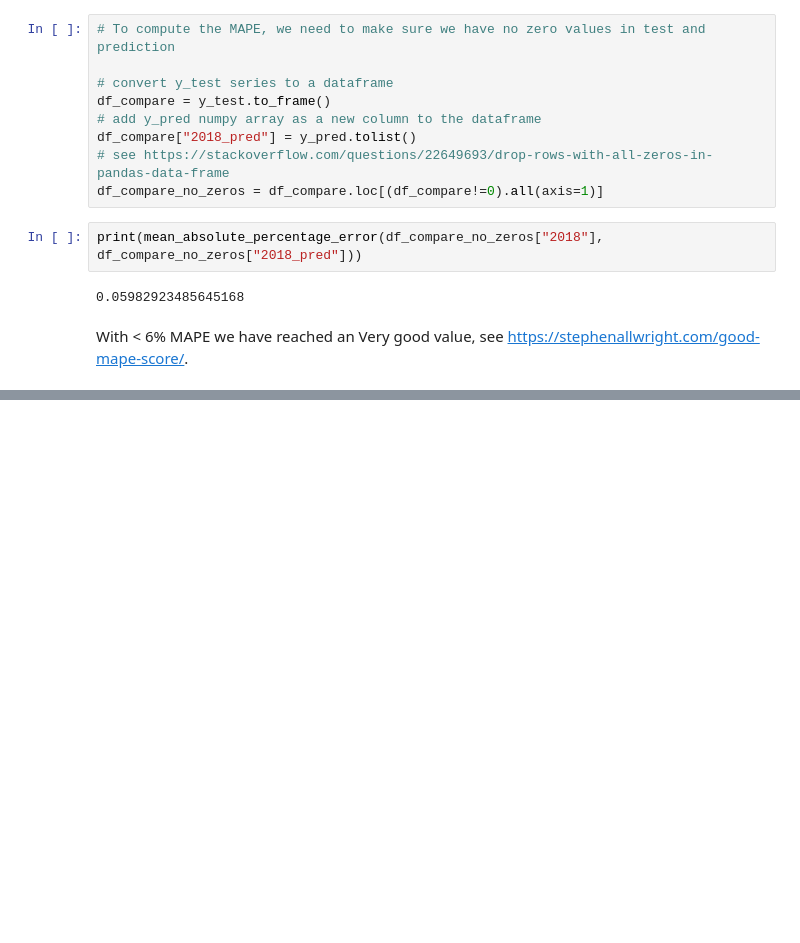
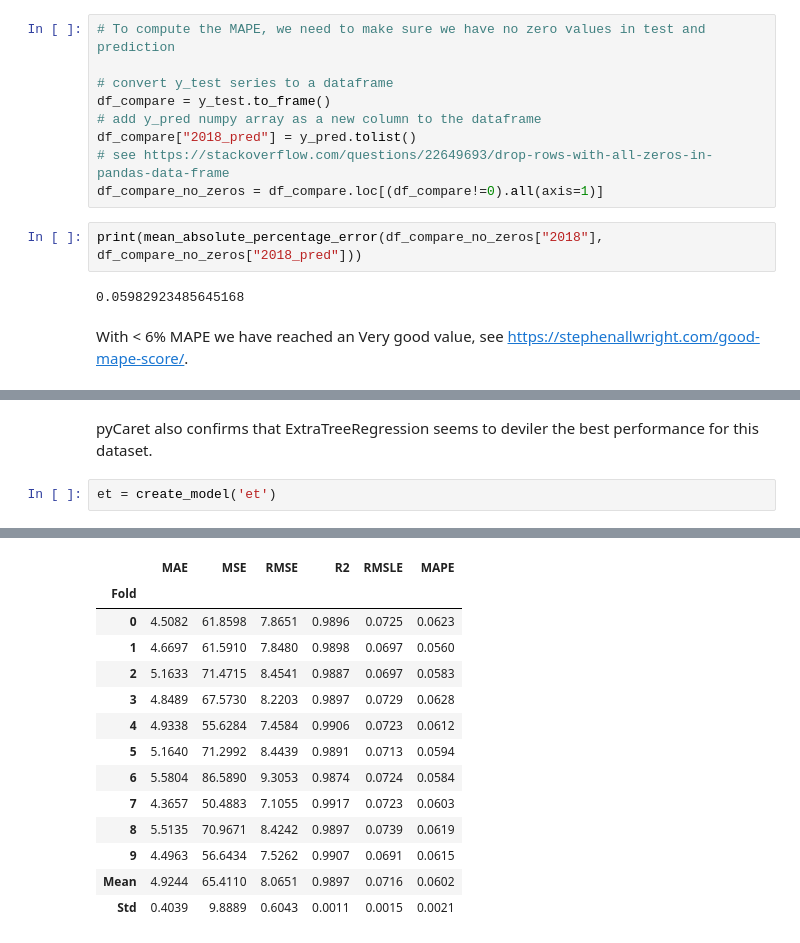
Before and after one commit to the-unbelievable-machine/shellhackathon, a Jupyter notebook: notebooks/demand_prediction_AM_v1.ipynb, the cells around one changed output, grey strips where cells are left out. Saved outputs shown, nothing was run; the diff lists cells and outputs as text; blank space fills up the shorter version.

```diff
--- a/notebooks/demand_prediction_AM_v1.ipynb
+++ b/notebooks/demand_prediction_AM_v1.ipynb
@@ -161,0 +208,5 @@ With < 6% MAPE we have reached an Very good value, see https://stephenallwright.
+# %% [markdown]
+pyCaret also confirms that ExtraTreeRegression seems to deviler the best performance for this dataset.
+# %%
+et = create_model('et')
+# %% [output]
@@ -161,0 +214,14 @@ With < 6% MAPE we have reached an Very good value, see https://stephenallwright.
+|  | MAE | MSE | RMSE | R2 | RMSLE | MAPE |
+| Fold |  |  |  |  |  |  |
+| 0 | 4.5082 | 61.8598 | 7.8651 | 0.9896 | 0.0725 | 0.0623 |
+| 1 | 4.6697 | 61.5910 | 7.8480 | 0.9898 | 0.0697 | 0.0560 |
+| 2 | 5.1633 | 71.4715 | 8.4541 | 0.9887 | 0.0697 | 0.0583 |
+| 3 | 4.8489 | 67.5730 | 8.2203 | 0.9897 | 0.0729 | 0.0628 |
+| 4 | 4.9338 | 55.6284 | 7.4584 | 0.9906 | 0.0723 | 0.0612 |
+| 5 | 5.1640 | 71.2992 | 8.4439 | 0.9891 | 0.0713 | 0.0594 |
+| 6 | 5.5804 | 86.5890 | 9.3053 | 0.9874 | 0.0724 | 0.0584 |
+| 7 | 4.3657 | 50.4883 | 7.1055 | 0.9917 | 0.0723 | 0.0603 |
+| 8 | 5.5135 | 70.9671 | 8.4242 | 0.9897 | 0.0739 | 0.0619 |
+| 9 | 4.4963 | 56.6434 | 7.5262 | 0.9907 | 0.0691 | 0.0615 |
+| Mean | 4.9244 | 65.4110 | 8.0651 | 0.9897 | 0.0716 | 0.0602 |
+| Std | 0.4039 | 9.8889 | 0.6043 | 0.0011 | 0.0015 | 0.0021 |
```
Also changed, not shown: parts of 11 cells of this notebook, 2 other files.
